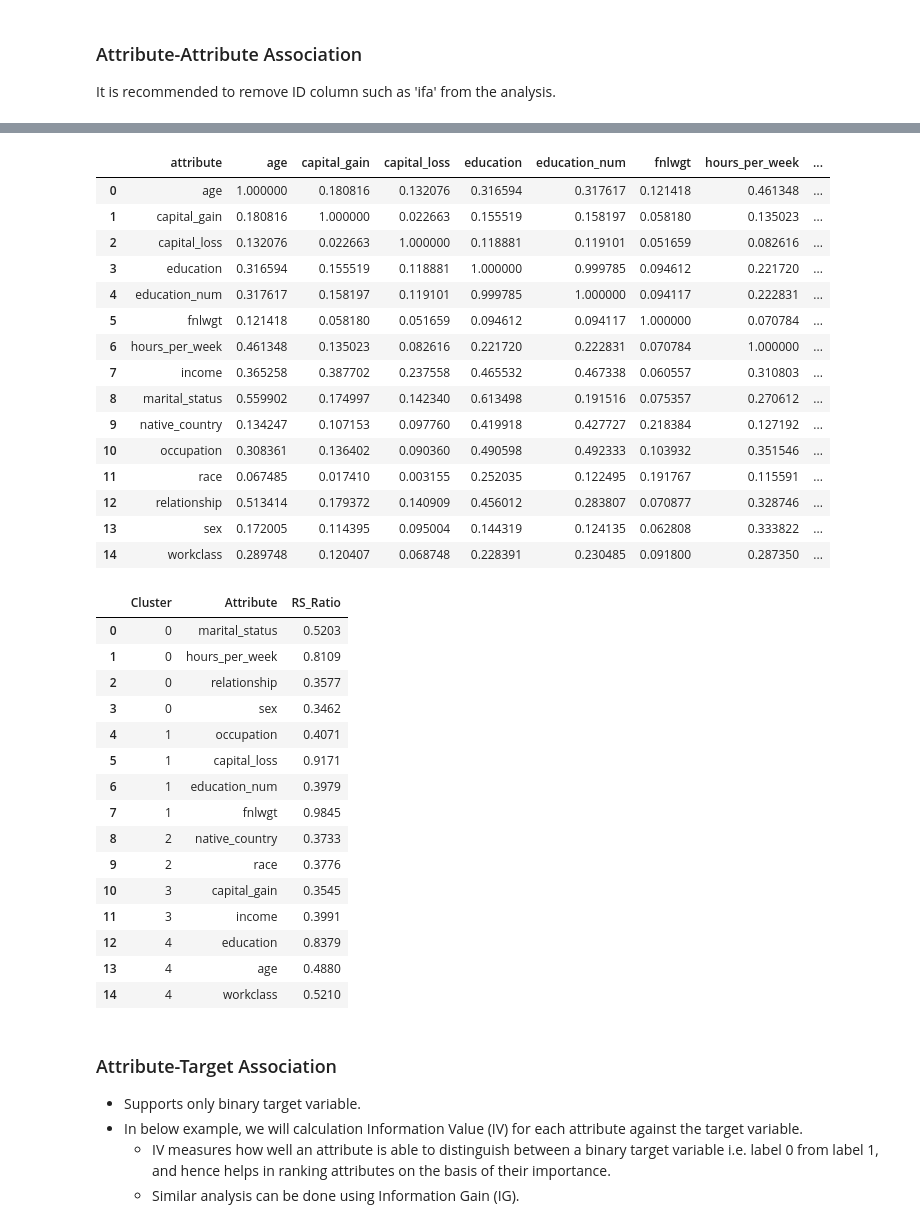
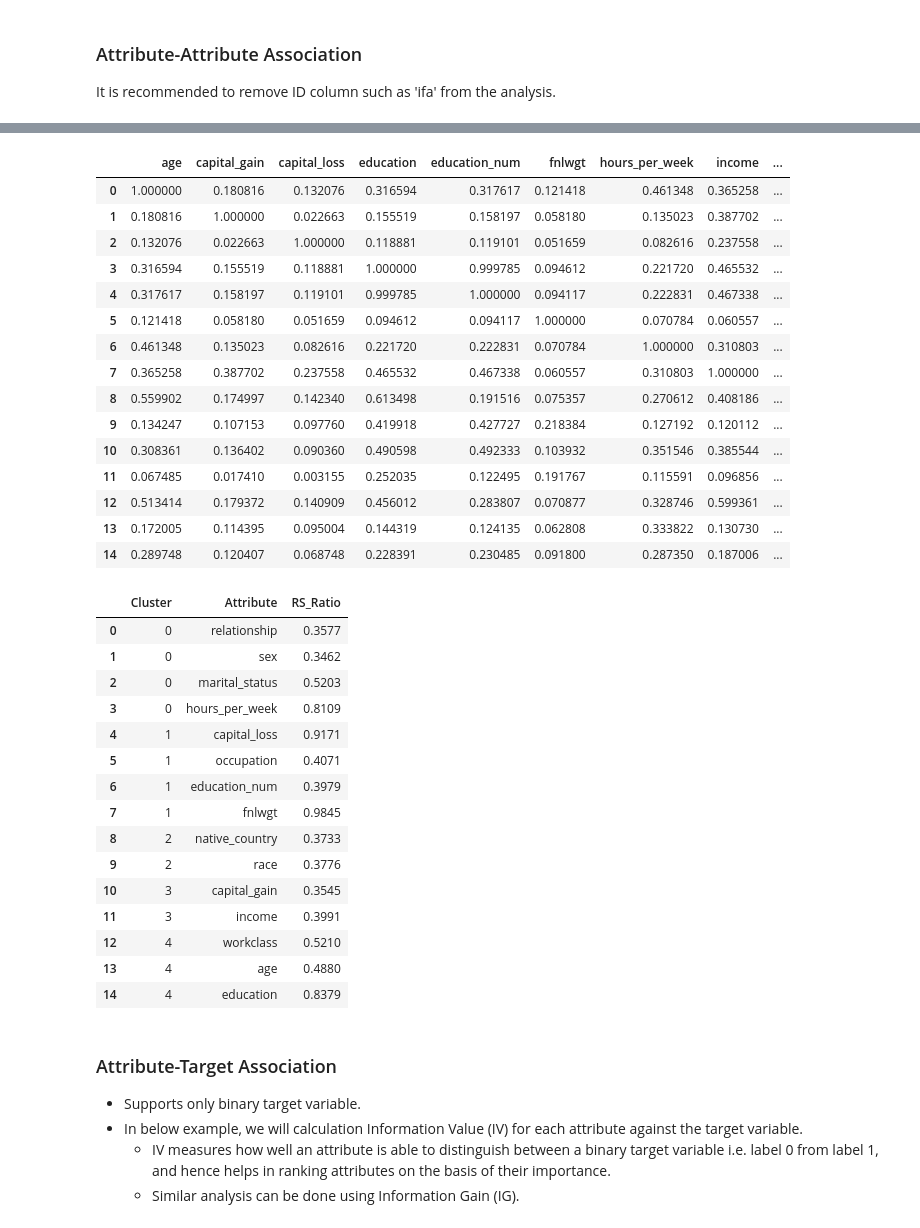
Before and after one commit to anovos/anovos, a Jupyter notebook: notebooks/anovos_quickstart_guide.ipynb, the cells around one changed output, grey strips where cells are left out. Cells and saved outputs as stored; diff of their text form; code cells hidden in the pictures.

Commit message:
quickstart: added spark related changes

```diff
--- a/notebooks/anovos_quickstart_guide.ipynb
+++ b/notebooks/anovos_quickstart_guide.ipynb
@@ -191,7 +191,7 @@ nullColumns_detection :
 * According to the result shown below, missing_pct for columns logfnl and empty are greater 0.5 indicating that more than half of their values are null. With this acquired information, we decide to remove columns with high missing values.
 # %%
 from anovos.data_analyzer.quality_checker import nullColumns_detection
-df, df_stats = nullColumns_detection(df)
+df, df_stats = nullColumns_detection(spark, df)
 df_stats.toPandas()
 # %% [output]
 |  | attribute | missing_count | missing_pct |
@@ -216,7 +216,7 @@ df_stats.toPandas()
 * According to the result shown below, 2 columns: logfnl and empty are removed.
 # %%
 from anovos.data_analyzer.quality_checker import nullColumns_detection
-df, df_stats = nullColumns_detection(idf = df, treatment=True, treatment_method='column_removal',
+df, df_stats = nullColumns_detection(spark, idf = df, treatment=True, treatment_method='column_removal',
                                                  treatment_configs={'treatment_threshold':0.5}, print_impact=True)
 # %% [output]
 Removed Columns:  ['logfnl', 'empty']
@@ -226,7 +226,7 @@ Removed Columns:  ['logfnl', 'empty']
 * By default, median is used for numerical attributes and mode is used for categorical attributes.
 * Alternate approach is to remove rows with missing values using treatment_method = "row_removal"
 # %%
-df, df_stats = nullColumns_detection(idf = df, treatment=True, treatment_method="MMM",print_impact=True)
+df, df_stats = nullColumns_detection(spark, idf = df, treatment=True, treatment_method="MMM",print_impact=True)
 # %% [output]
 +--------------+-------------------+------------------+
 |     attribute|missingCount_before|missingCount_after|
@@ -265,7 +265,7 @@ df.select(num_cols).describe().toPandas()
 # %%
 from anovos.data_analyzer.quality_checker import outlier_detection
 
-df, df_stats = outlier_detection(idf = df, treatment=True, treatment_method="value_replacement", print_impact=True)
+df, df_stats = outlier_detection(spark, idf = df, treatment=True, treatment_method="value_replacement", print_impact=True)
 df.select(num_cols).describe().toPandas()
 # %% [output]
 +--------------+--------------+--------------+
@@ -295,6 +295,6 @@ It is recommended to remove ID column such as 'ifa' from the analysis.
 # %%
 from anovos.data_analyzer.association_evaluator import correlation_matrix
 
-corr = correlation_matrix(df, drop_cols = 'ifa')
+corr = correlation_matrix(spark, df, drop_cols = 'ifa')
 corr.toPandas()
 # %% [output]
@@ -302,41 +302,41 @@ corr.toPandas()
-|  | attribute | age | capital_gain | capital_loss | education | education_num | fnlwgt | hours_per_week | ... |
-| 0 | age | 1.000000 | 0.180816 | 0.132076 | 0.316594 | 0.317617 | 0.121418 | 0.461348 | ... |
-| 1 | capital_gain | 0.180816 | 1.000000 | 0.022663 | 0.155519 | 0.158197 | 0.058180 | 0.135023 | ... |
-| 2 | capital_loss | 0.132076 | 0.022663 | 1.000000 | 0.118881 | 0.119101 | 0.051659 | 0.082616 | ... |
-| 3 | education | 0.316594 | 0.155519 | 0.118881 | 1.000000 | 0.999785 | 0.094612 | 0.221720 | ... |
-| 4 | education_num | 0.317617 | 0.158197 | 0.119101 | 0.999785 | 1.000000 | 0.094117 | 0.222831 | ... |
-| 5 | fnlwgt | 0.121418 | 0.058180 | 0.051659 | 0.094612 | 0.094117 | 1.000000 | 0.070784 | ... |
-| 6 | hours_per_week | 0.461348 | 0.135023 | 0.082616 | 0.221720 | 0.222831 | 0.070784 | 1.000000 | ... |
-| 7 | income | 0.365258 | 0.387702 | 0.237558 | 0.465532 | 0.467338 | 0.060557 | 0.310803 | ... |
-| 8 | marital_status | 0.559902 | 0.174997 | 0.142340 | 0.613498 | 0.191516 | 0.075357 | 0.270612 | ... |
-| 9 | native_country | 0.134247 | 0.107153 | 0.097760 | 0.419918 | 0.427727 | 0.218384 | 0.127192 | ... |
-| 10 | occupation | 0.308361 | 0.136402 | 0.090360 | 0.490598 | 0.492333 | 0.103932 | 0.351546 | ... |
-| 11 | race | 0.067485 | 0.017410 | 0.003155 | 0.252035 | 0.122495 | 0.191767 | 0.115591 | ... |
-| 12 | relationship | 0.513414 | 0.179372 | 0.140909 | 0.456012 | 0.283807 | 0.070877 | 0.328746 | ... |
-| 13 | sex | 0.172005 | 0.114395 | 0.095004 | 0.144319 | 0.124135 | 0.062808 | 0.333822 | ... |
-| 14 | workclass | 0.289748 | 0.120407 | 0.068748 | 0.228391 | 0.230485 | 0.091800 | 0.287350 | ... |
+|  | age | capital_gain | capital_loss | education | education_num | fnlwgt | hours_per_week | income | ... |
+| 0 | 1.000000 | 0.180816 | 0.132076 | 0.316594 | 0.317617 | 0.121418 | 0.461348 | 0.365258 | ... |
+| 1 | 0.180816 | 1.000000 | 0.022663 | 0.155519 | 0.158197 | 0.058180 | 0.135023 | 0.387702 | ... |
+| 2 | 0.132076 | 0.022663 | 1.000000 | 0.118881 | 0.119101 | 0.051659 | 0.082616 | 0.237558 | ... |
+| 3 | 0.316594 | 0.155519 | 0.118881 | 1.000000 | 0.999785 | 0.094612 | 0.221720 | 0.465532 | ... |
+| 4 | 0.317617 | 0.158197 | 0.119101 | 0.999785 | 1.000000 | 0.094117 | 0.222831 | 0.467338 | ... |
+| 5 | 0.121418 | 0.058180 | 0.051659 | 0.094612 | 0.094117 | 1.000000 | 0.070784 | 0.060557 | ... |
+| 6 | 0.461348 | 0.135023 | 0.082616 | 0.221720 | 0.222831 | 0.070784 | 1.000000 | 0.310803 | ... |
+| 7 | 0.365258 | 0.387702 | 0.237558 | 0.465532 | 0.467338 | 0.060557 | 0.310803 | 1.000000 | ... |
+| 8 | 0.559902 | 0.174997 | 0.142340 | 0.613498 | 0.191516 | 0.075357 | 0.270612 | 0.408186 | ... |
+| 9 | 0.134247 | 0.107153 | 0.097760 | 0.419918 | 0.427727 | 0.218384 | 0.127192 | 0.120112 | ... |
+| 10 | 0.308361 | 0.136402 | 0.090360 | 0.490598 | 0.492333 | 0.103932 | 0.351546 | 0.385544 | ... |
+| 11 | 0.067485 | 0.017410 | 0.003155 | 0.252035 | 0.122495 | 0.191767 | 0.115591 | 0.096856 | ... |
+| 12 | 0.513414 | 0.179372 | 0.140909 | 0.456012 | 0.283807 | 0.070877 | 0.328746 | 0.599361 | ... |
+| 13 | 0.172005 | 0.114395 | 0.095004 | 0.144319 | 0.124135 | 0.062808 | 0.333822 | 0.130730 | ... |
+| 14 | 0.289748 | 0.120407 | 0.068748 | 0.228391 | 0.230485 | 0.091800 | 0.287350 | 0.187006 | ... |
 # %%
 from anovos.data_analyzer.association_evaluator import variable_clustering
 
-vc = variable_clustering(df, drop_cols = 'ifa')
+vc = variable_clustering(spark, df, drop_cols = 'ifa')
 vc.toPandas()
 # %% [output]
 |  | Cluster | Attribute | RS_Ratio |
-| 0 | 0 | marital_status | 0.5203 |
-| 1 | 0 | hours_per_week | 0.8109 |
-| 2 | 0 | relationship | 0.3577 |
-| 3 | 0 | sex | 0.3462 |
-| 4 | 1 | occupation | 0.4071 |
-| 5 | 1 | capital_loss | 0.9171 |
+| 0 | 0 | relationship | 0.3577 |
+| 1 | 0 | sex | 0.3462 |
+| 2 | 0 | marital_status | 0.5203 |
+| 3 | 0 | hours_per_week | 0.8109 |
+| 4 | 1 | capital_loss | 0.9171 |
+| 5 | 1 | occupation | 0.4071 |
 | 6 | 1 | education_num | 0.3979 |
 | 7 | 1 | fnlwgt | 0.9845 |
 | 8 | 2 | native_country | 0.3733 |
 | 9 | 2 | race | 0.3776 |
 | 10 | 3 | capital_gain | 0.3545 |
 | 11 | 3 | income | 0.3991 |
-| 12 | 4 | education | 0.8379 |
+| 12 | 4 | workclass | 0.5210 |
 | 13 | 4 | age | 0.4880 |
-| 14 | 4 | workclass | 0.5210 |
+| 14 | 4 | education | 0.8379 |
 # %% [markdown]
 ### Attribute-Target Association
 * Supports only binary target variable.
```
Also changed, not shown: parts of 14 cells of this notebook.
